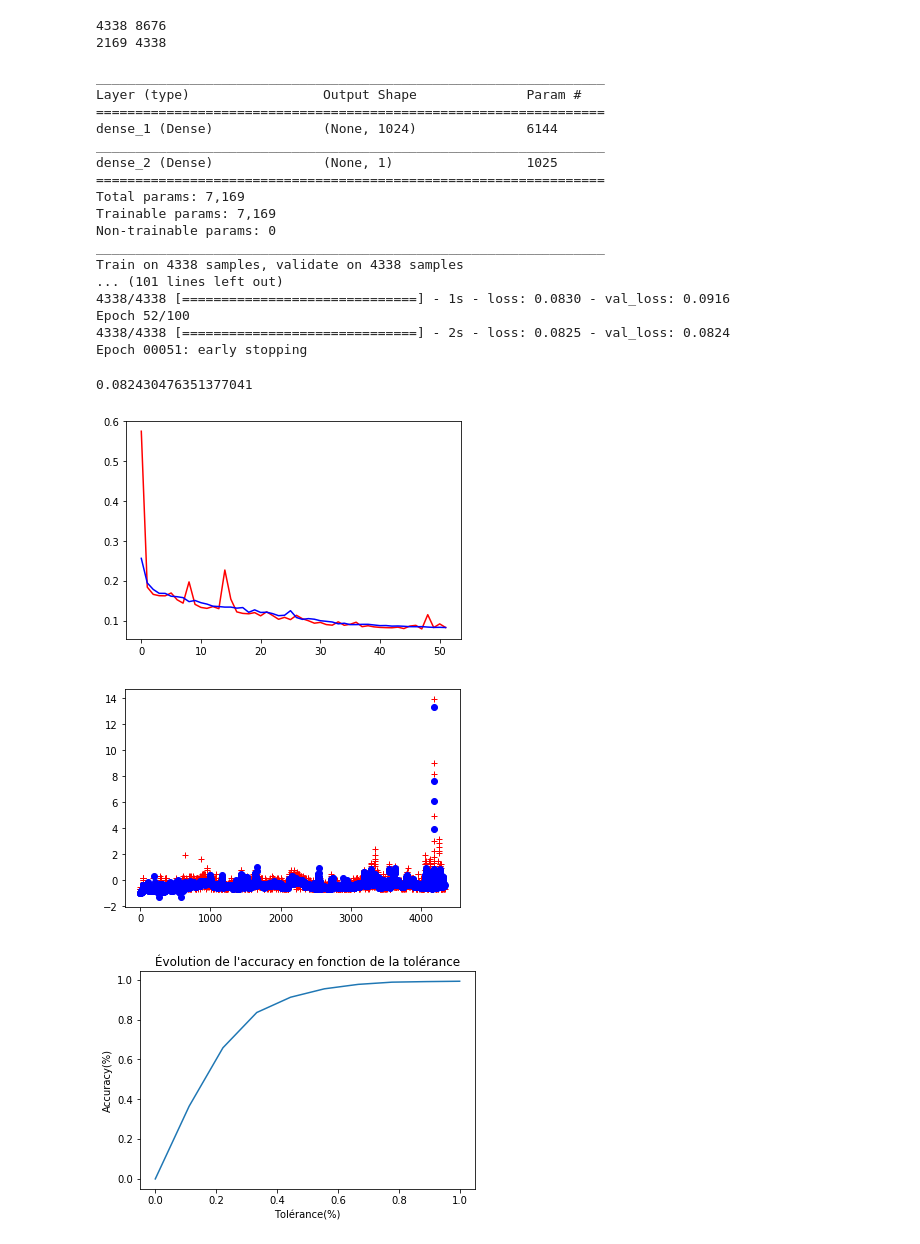
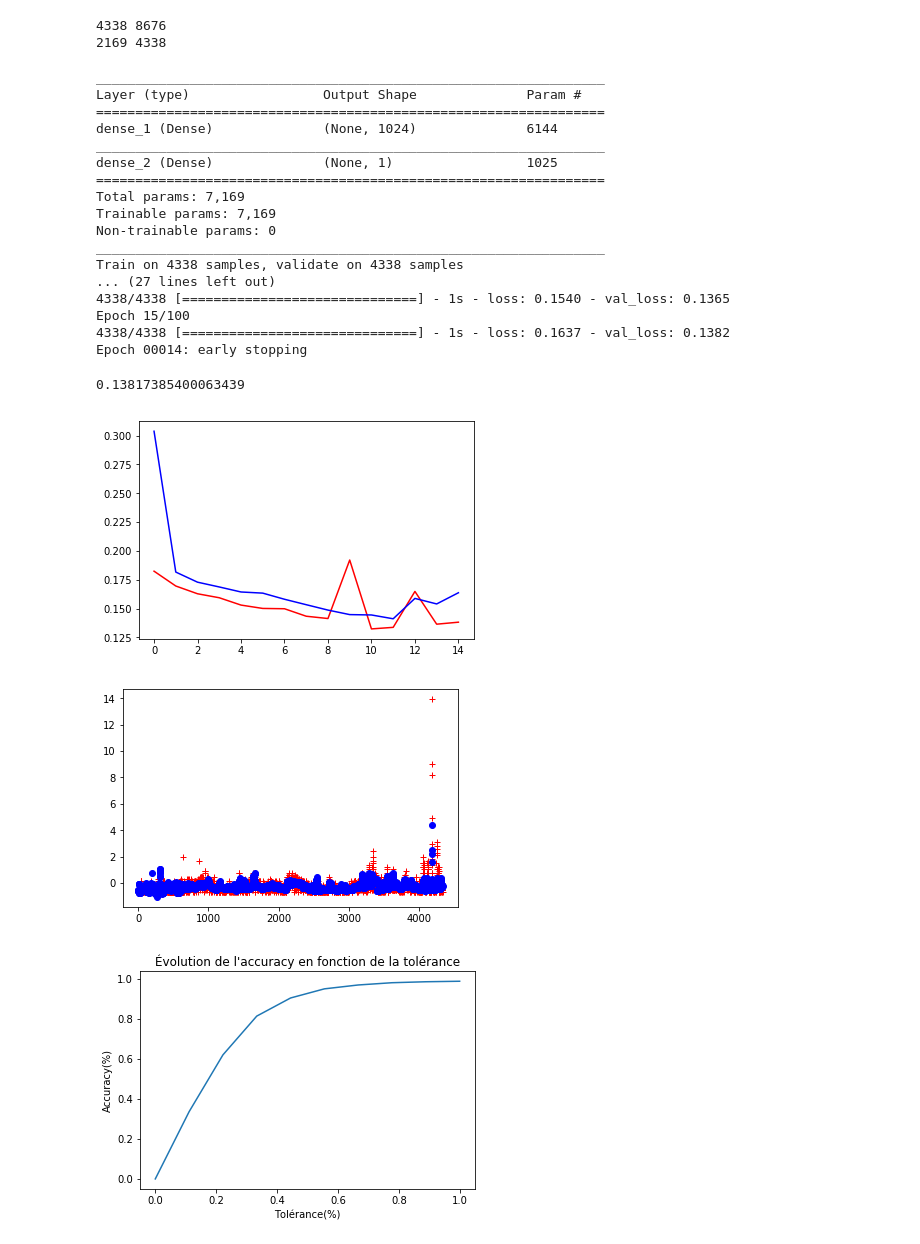
Before and after one commit to alexisdurieux/air_normand_pao, a Jupyter notebook: MLP Essai.ipynb, the cells around one changed output. Drawn from its saved outputs; the diff is of its cells as text; code cells hidden in the pictures.

```diff
--- a/MLP Essai.ipynb
+++ b/MLP Essai.ipynb
@@ -16,7 +16,7 @@ def baseline_model(dense_size, input_dim):
     model.add(Dense(dense_size, input_dim=input_dim, kernel_initializer='normal', activation='relu'))
     model.add(Dense(1, kernel_initializer='normal'))
     # Compile model
-    model.compile(loss='mean_squared_error', optimizer='sgd')
+    model.compile(loss='mean_squared_error', optimizer='adam')
     model.summary()
     return model
 # %%
@@ -56,7 +56,7 @@ X_train, y_train = dataframe_to_xy(df_train)
 X_valid, y_valid = dataframe_to_xy(df_valid)
 X_test, y_test = dataframe_to_xy(df_test)
 # %%
-model = baseline_model(1024, 5)
+model = baseline_model(3, 5)
 early_stopping = EarlyStopping(monitor='val_loss', verbose=1, mode='auto', patience=3)
 history = model.fit(X_train, y_train, batch_size=5, epochs=100, validation_data=(X_train, y_train), callbacks=[early_stopping])
 # %% [output]
@@ -72,15 +72,15 @@ Trainable params: 7,169
 Non-trainable params: 0
 _________________________________________________________________
 Train on 4338 samples, validate on 4338 samples
-... (101 lines left out)
-4338/4338 [==============================] - 1s - loss: 0.0830 - val_loss: 0.0916
-Epoch 52/100
-4338/4338 [==============================] - 2s - loss: 0.0825 - val_loss: 0.0824
-Epoch 00051: early stopping
+... (27 lines left out)
+4338/4338 [==============================] - 1s - loss: 0.1540 - val_loss: 0.1365
+Epoch 15/100
+4338/4338 [==============================] - 1s - loss: 0.1637 - val_loss: 0.1382
+Epoch 00014: early stopping
 # %%
-model.evaluate(X_train, y_train, batch_size=1)
+model.evaluate(X_train, y_train, batch_size=5)
 # %% [output]
-0.082430476351377041
+0.13817385400063439
 # %%
 %matplotlib inline
 import mpld3
@@ -91,7 +91,7 @@ plt.plot(history.history['val_loss'], 'r')
 plt.plot(history.history['loss'], 'b')
 plt.show()
 # %% [output]
-[figure, old version]
+[figure, new version]
 # %%
 y_pred = model.predict(X_train)
 plt.figure()
@@ -99,19 +99,19 @@ plt.plot(y_train, 'r+')
 plt.plot(y_pred, 'bo')
 plt.show()
 # %% [output]
-[figure, old version]
+[figure, new version]
 # %%
 tolerances = np.linspace(0, 1, 10)
 acc = []
 for tol in tolerances:
-    y_tol = tol*y_test.flatten()
+    y_tol = tol*y_train.flatten()
     accur = np.sum(np.abs(y_pred.flatten() - y_train.flatten()) <= tol) / len(y_train)
     acc.append(accur)
 
 plt.plot(tolerances, acc)
 plt.title("Évolution de l'accuracy en fonction de la tolérance")
 plt.xlabel("Tolérance(%)")
 plt.ylabel("Accuracy(%)")
 plt.show()
 # %% [output]
-[figure, old version]
+[figure, new version]
```
Also changed, not shown: parts of 6 cells of this notebook, 7 other files.
